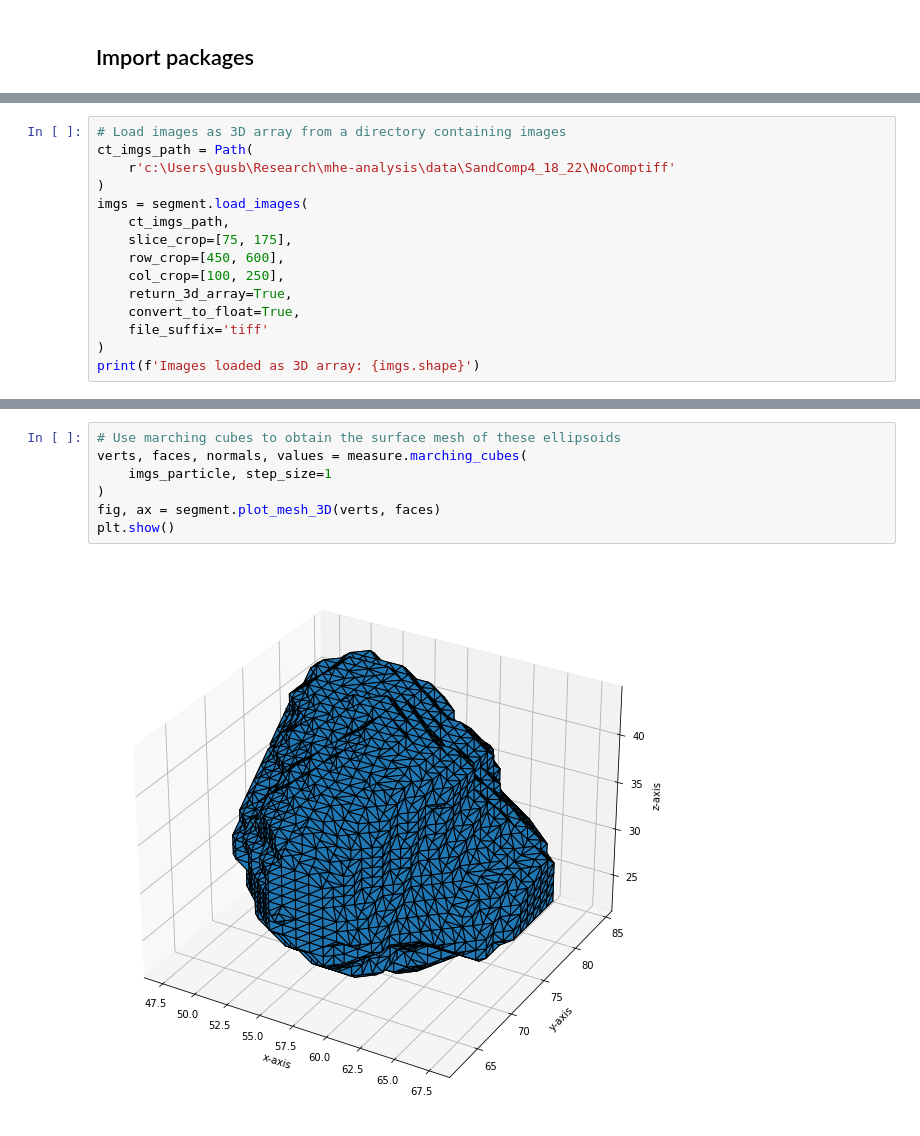
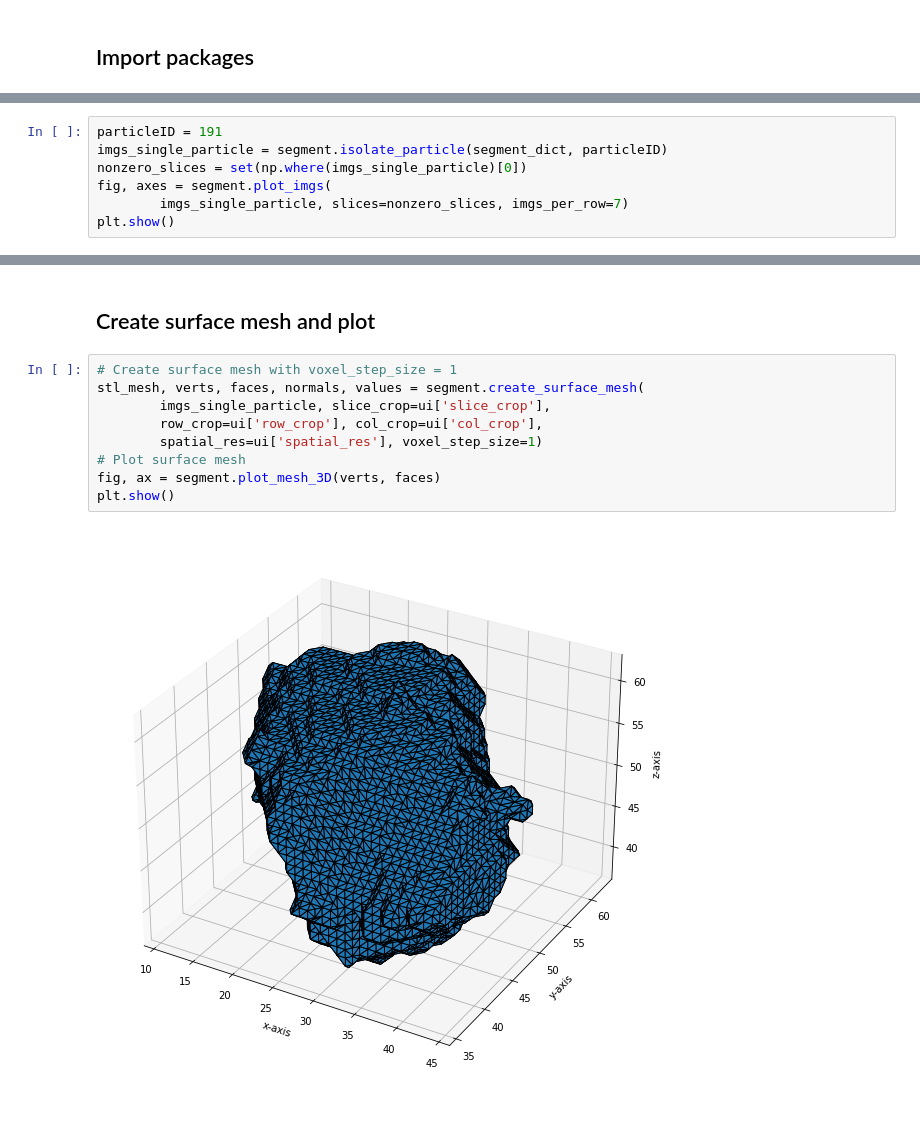
Before and after one commit to GusBusDraws/Segmentflow, a Jupyter notebook: example-single-particle.ipynb, the cells around one changed output, grey strips where cells are left out. Saved outputs shown, nothing was run; the diff lists cells and outputs as text.

```diff
--- a/example-single-particle.ipynb
+++ b/example-single-particle.ipynb
@@ -22,15 +8,0 @@ Passing `slice_crop`, `row_crop`, and `col_crop` to only load part of the datase
-# %%
-# Load images as 3D array from a directory containing images
-ct_imgs_path = Path(
-    r'c:\Users\gusb\Research\mhe-analysis\data\SandComp4_18_22\NoComptiff'
-)
-imgs = segment.load_images(
-    ct_imgs_path,
-    slice_crop=[75, 175],
-    row_crop=[450, 600],
-    col_crop=[100, 250],
-    return_3d_array=True,
-    convert_to_float=True,
-    file_suffix='tiff'
-)
-print(f'Images loaded as 3D array: {imgs.shape}')
@@ -72,0 +90,7 @@ Visualize mesh with matplotlib 3D
+# %%
+particleID = 191
+imgs_single_particle = segment.isolate_particle(segment_dict, particleID)
+nonzero_slices = set(np.where(imgs_single_particle)[0])
+fig, axes = segment.plot_imgs(
+        imgs_single_particle, slices=nonzero_slices, imgs_per_row=7)
+plt.show()
@@ -73,9 +100,13 @@ Visualize mesh with matplotlib 3D
+# %% [markdown]
+## Create surface mesh and plot
 # %%
-# Use marching cubes to obtain the surface mesh of these ellipsoids
-verts, faces, normals, values = measure.marching_cubes(
-    imgs_particle, step_size=1
-)
+# Create surface mesh with voxel_step_size = 1
+stl_mesh, verts, faces, normals, values = segment.create_surface_mesh(
+        imgs_single_particle, slice_crop=ui['slice_crop'],
+        row_crop=ui['row_crop'], col_crop=ui['col_crop'],
+        spatial_res=ui['spatial_res'], voxel_step_size=1)
+# Plot surface mesh
 fig, ax = segment.plot_mesh_3D(verts, faces)
 plt.show()
 # %% [output]
-[figure, old version]
+[figure, new version]
```
Also changed, not shown: parts of 25 cells of this notebook.
